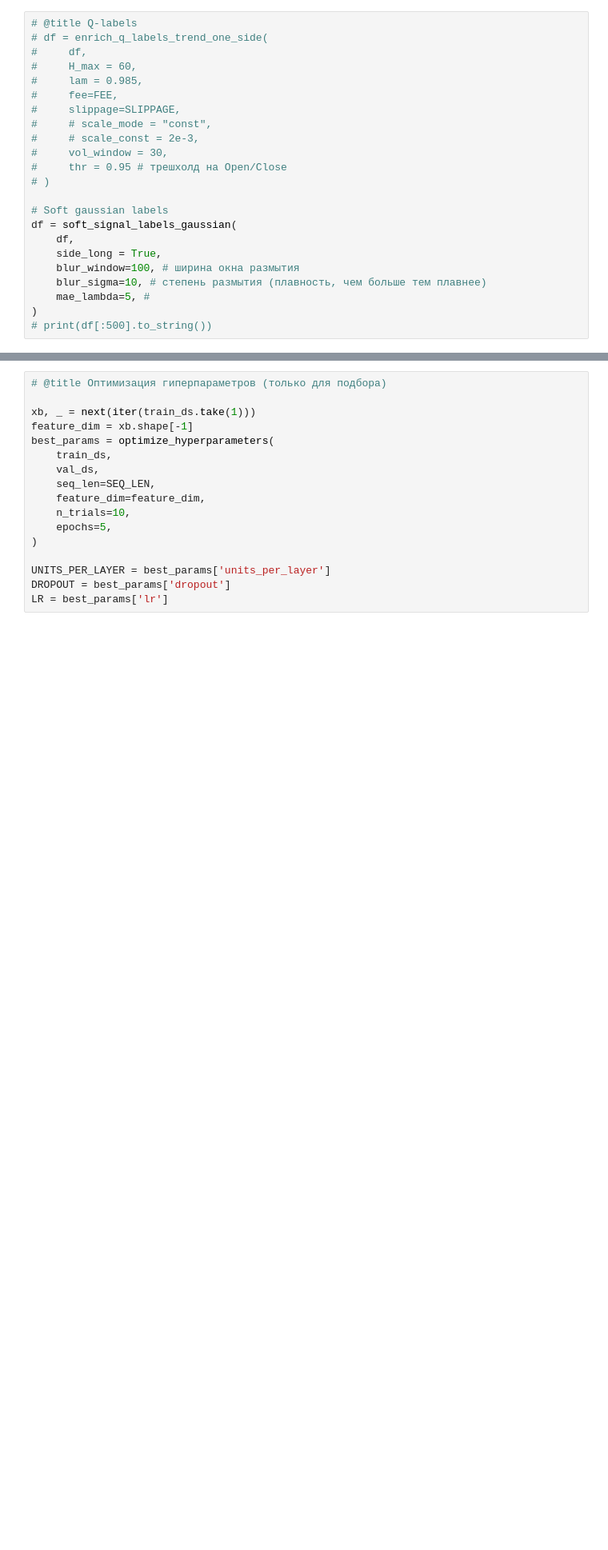
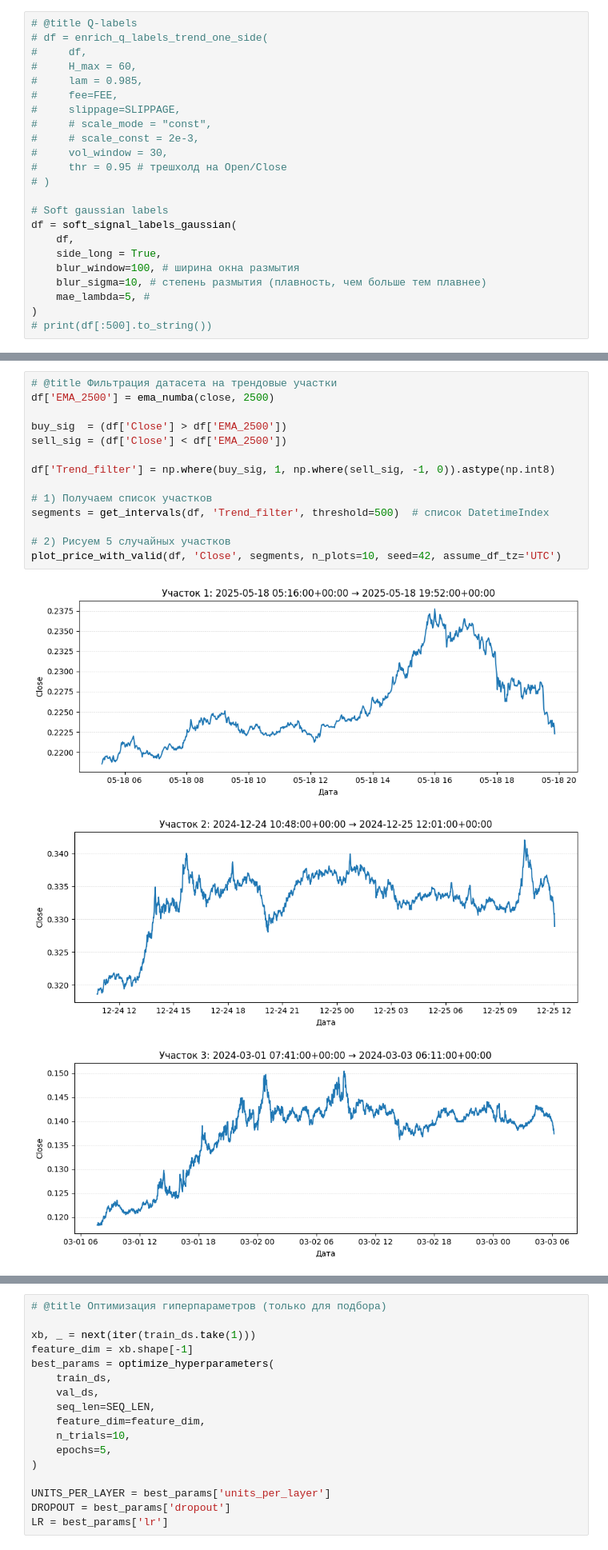
Before and after one commit to SIA86/pretrained_rl_ppo_model, a Jupyter notebook: SL_training.ipynb, the cells around one changed output, grey strips where cells are left out. Shown at 80% size. Saved outputs shown, nothing was run; the diff lists cells and outputs as text; blank space fills up the shorter version.

```diff
--- a/SL_training.ipynb
+++ b/SL_training.ipynb
@@ -348,0 +332,18 @@ plot_enriched_actions_one_side(
+# %%
+# @title Фильтрация датасета на трендовые участки
+df['EMA_2500'] = ema_numba(close, 2500)
+
+buy_sig  = (df['Close'] > df['EMA_2500'])
+sell_sig = (df['Close'] < df['EMA_2500'])
+
+df['Trend_filter'] = np.where(buy_sig, 1, np.where(sell_sig, -1, 0)).astype(np.int8)
+
+# 1) Получаем список участков
+segments = get_intervals(df, 'Trend_filter', threshold=500)  # список DatetimeIndex
+
+# 2) Рисуем 5 случайных участков
+plot_price_with_valid(df, 'Close', segments, n_plots=10, seed=42, assume_df_tz='UTC')
+# %% [output]
+[figure, added]
+[figure, added]
+[figure, added]
```
Also changed, not shown: parts of 4 cells of this notebook, 3 other files.
